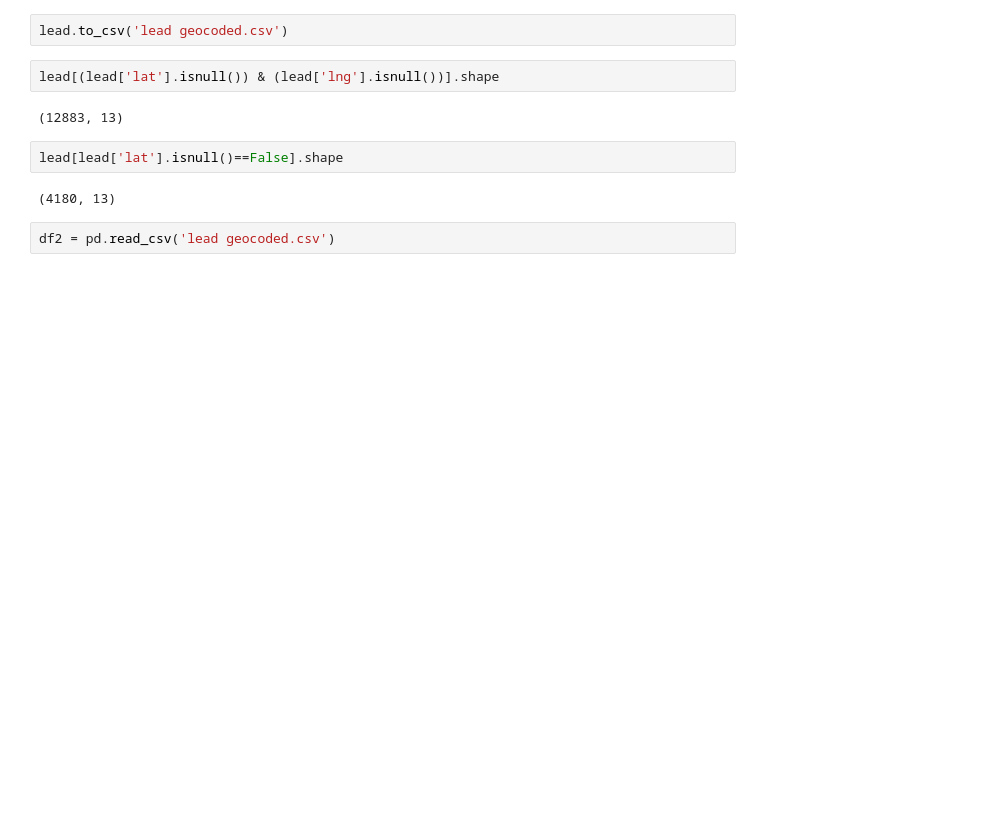
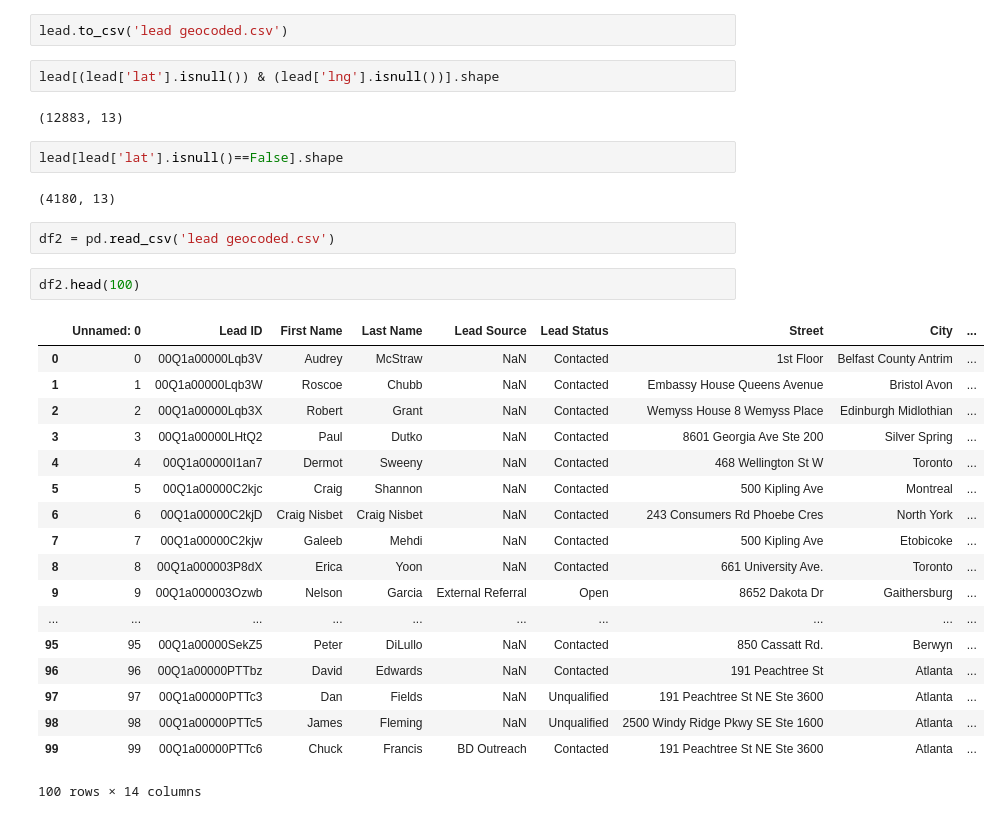
Before and after one commit to rajachak/DSI-Project5, a Jupyter notebook: 03 Get Leads Addresses.ipynb, the cells around one changed output. Saved outputs shown, nothing was run; the diff lists cells and outputs as text; blank space fills up the shorter version.

```diff
--- a/03 Get Leads Addresses.ipynb
+++ b/03 Get Leads Addresses.ipynb
@@ -180,3 +96,24 @@ lead[lead['lat'].isnull()==False].shape
 (4180, 13)
 # %%
 df2 = pd.read_csv('lead geocoded.csv')
+# %%
+df2.head(100)
+# %% [output]
+|  | Unnamed: 0 | Lead ID | First Name | Last Name | Lead Source | Lead Status | Street | City | ... |
+| 0 | 0 | 00Q1a00000Lqb3V | Audrey | McStraw | NaN | Contacted | 1st Floor | Belfast County Antrim | ... |
+| 1 | 1 | 00Q1a00000Lqb3W | Roscoe | Chubb | NaN | Contacted | Embassy House Queens Avenue | Bristol Avon | ... |
+| 2 | 2 | 00Q1a00000Lqb3X | Robert | Grant | NaN | Contacted | Wemyss House 8 Wemyss Place | Edinburgh Midlothian | ... |
+| 3 | 3 | 00Q1a00000LHtQ2 | Paul | Dutko | NaN | Contacted | 8601 Georgia Ave Ste 200 | Silver Spring | ... |
+| 4 | 4 | 00Q1a00000I1an7 | Dermot | Sweeny | NaN | Contacted | 468 Wellington St W | Toronto | ... |
+| 5 | 5 | 00Q1a00000C2kjc | Craig | Shannon | NaN | Contacted | 500 Kipling Ave | Montreal | ... |
+| 6 | 6 | 00Q1a00000C2kjD | Craig Nisbet | Craig Nisbet | NaN | Contacted | 243 Consumers Rd Phoebe Cres | North York | ... |
+| 7 | 7 | 00Q1a00000C2kjw | Galeeb | Mehdi | NaN | Contacted | 500 Kipling Ave | Etobicoke | ... |
+| 8 | 8 | 00Q1a000003P8dX | Erica | Yoon | NaN | Contacted | 661 University Ave. | Toronto | ... |
+| 9 | 9 | 00Q1a000003Ozwb | Nelson | Garcia | External Referral | Open | 8652 Dakota Dr | Gaithersburg | ... |
+| ... | ... | ... | ... | ... | ... | ... | ... | ... | ... |
+| 95 | 95 | 00Q1a00000SekZ5 | Peter | DiLullo | NaN | Contacted | 850 Cassatt Rd. | Berwyn | ... |
+| 96 | 96 | 00Q1a00000PTTbz | David | Edwards | NaN | Contacted | 191 Peachtree St | Atlanta | ... |
+| 97 | 97 | 00Q1a00000PTTc3 | Dan | Fields | NaN | Unqualified | 191 Peachtree St NE Ste 3600 | Atlanta | ... |
+| 98 | 98 | 00Q1a00000PTTc5 | James | Fleming | NaN | Unqualified | 2500 Windy Ridge Pkwy SE Ste 1600 | Atlanta | ... |
+| 99 | 99 | 00Q1a00000PTTc6 | Chuck | Francis | BD Outreach | Contacted | 191 Peachtree St NE Ste 3600 | Atlanta | ... |
+100 rows × 14 columns
```
Also changed, not shown: parts of 23 cells of this notebook, 2 other files.
